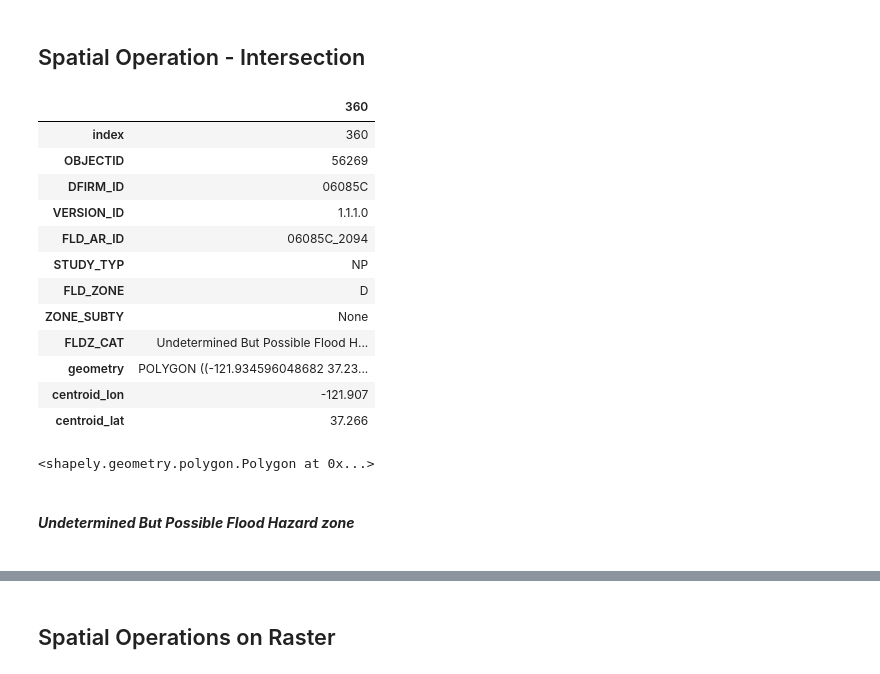
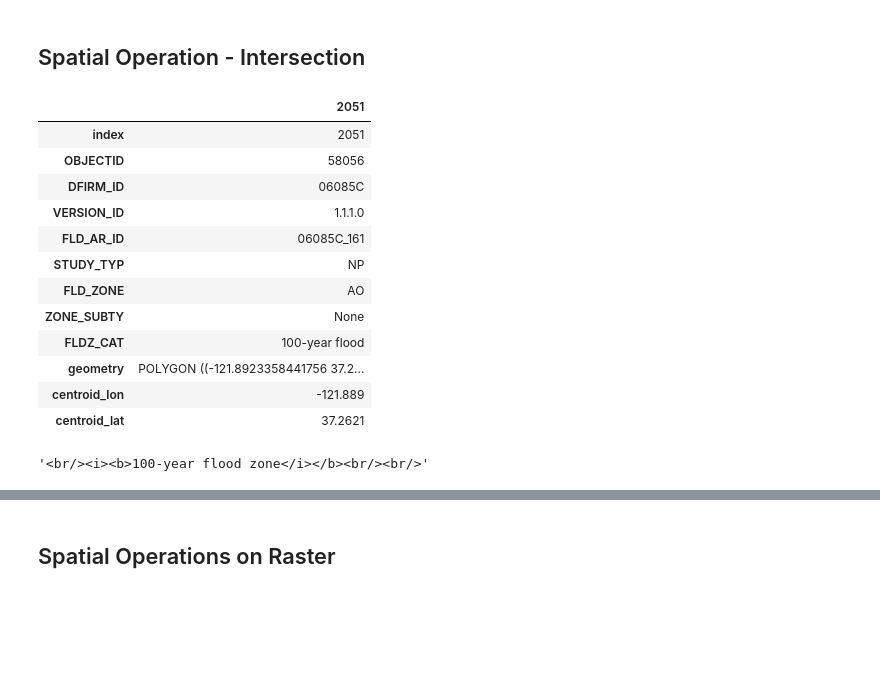
Before and after one commit to jkAtGitHub/Hazard-Map-Data-Access, a Jupyter notebook: Hazard Maps.ipynb, the cells around one changed output, grey strips where cells are left out. Saved outputs shown, nothing was run; the diff lists cells and outputs as text; code cells hidden in the pictures; blank space fills up the shorter version.

```diff
--- a/Hazard Maps.ipynb
+++ b/Hazard Maps.ipynb
@@ -81,35 +116,31 @@ sample_lat = gdf["centroid_lat"][ind]
 # Create a shapely point geometry fro the sample lon, lat
 # %%
 
-sample_lon, sample_lat = -121.889234, 37.263551
+sample_lon, sample_lat = -121.888539, 37.262524
 
 pt = Point(sample_lon, sample_lat)
 #Use the Geodataframe to find the intersecting Lat/lon
 new_df = gdf[gdf.intersects(pt)]
 
 new_df.T
 # %% [output]
-|  | 360 |
-| index | 360 |
-| OBJECTID | 56269 |
+|  | 2051 |
+| index | 2051 |
+| OBJECTID | 58056 |
 | DFIRM_ID | 06085C |
 | VERSION_ID | 1.1.1.0 |
-| FLD_AR_ID | 06085C_2094 |
+| FLD_AR_ID | 06085C_161 |
 | STUDY_TYP | NP |
-| FLD_ZONE | D |
+| FLD_ZONE | AO |
 | ZONE_SUBTY | None |
-| FLDZ_CAT | Undetermined But Possible Flood H... |
-| geometry | POLYGON ((-121.934596048682 37.23... |
-| centroid_lon | -121.907 |
-| centroid_lat | 37.266 |
+| FLDZ_CAT | 100-year flood |
+| geometry | POLYGON ((-121.8923358441756 37.2... |
+| centroid_lon | -121.889 |
+| centroid_lat | 37.2621 |
-# %%
-new_df.iloc[0].geometry
-# %% [output]
-<shapely.geometry.polygon.Polygon at 0x...>
 # %%
-fz_html = f"<br/><font size='+1'><i><b>{new_df.iloc[0]['FLDZ_CAT']} zone</i></b><br/><br/>"
+fz_html = f"<br/><i><b>{new_df.iloc[0]['FLDZ_CAT']} zone</i></b><br/><br/>"
 prop_html = f"<br/>The property is in <i><b>{new_df.iloc[0]['FLDZ_CAT']} zone</i></b><br/><br/>"
-HTML(fz_html)
+fz_html
 # %% [output]
-Undetermined But Possible Flood Hazard zone
+'<br/><i><b>100-year flood zone</i></b><br/><br/>'
 # %%
```
Also changed, not shown: parts of 27 cells of this notebook.
